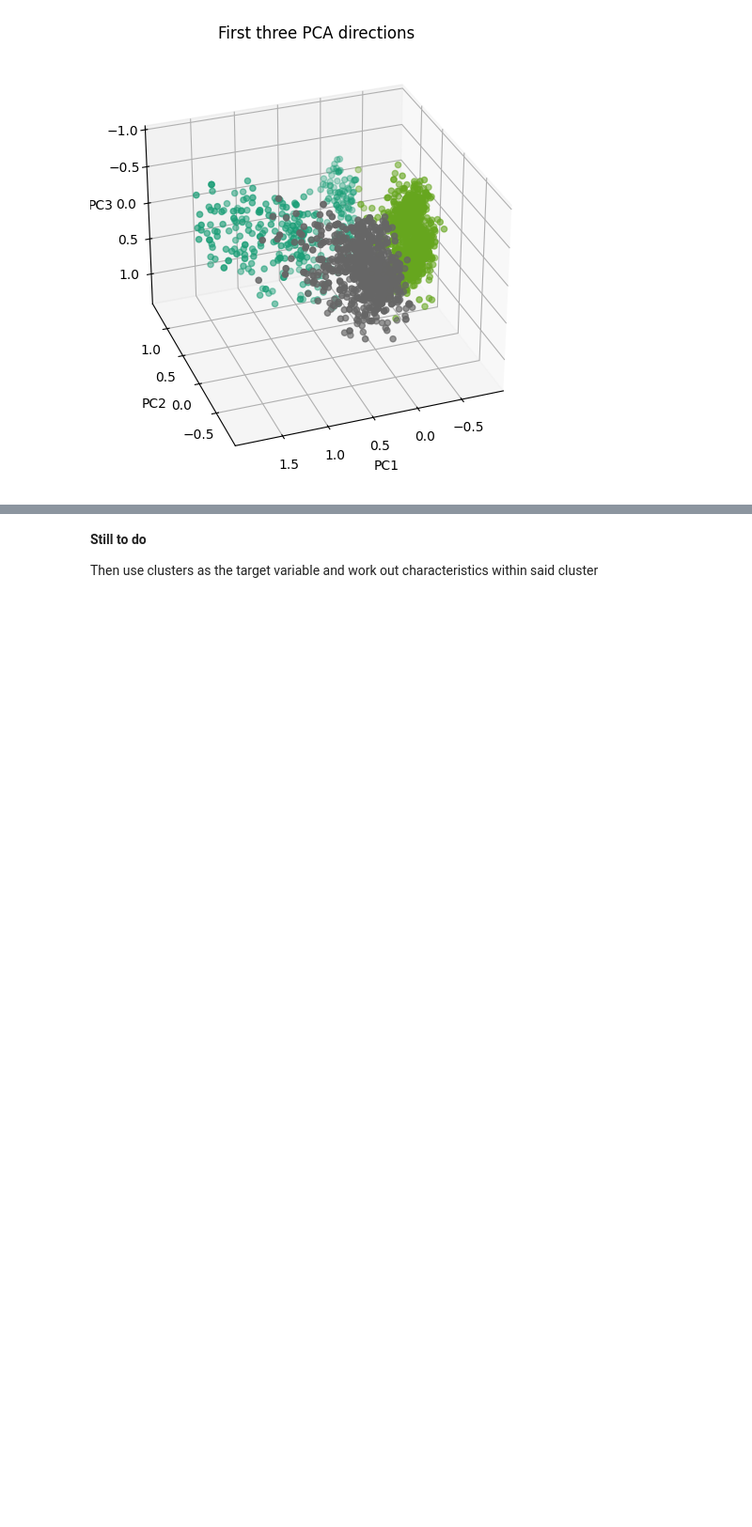
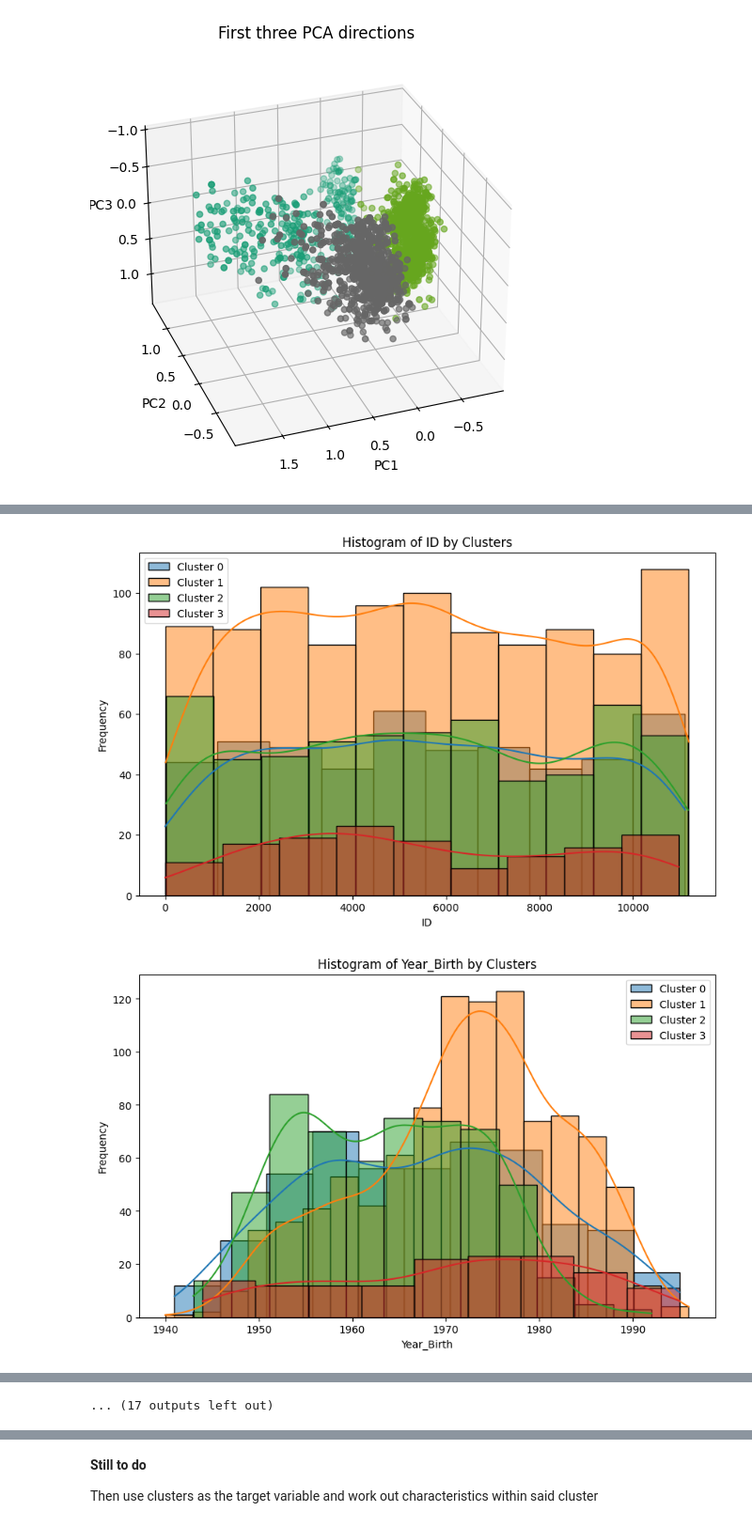
Before and after one commit to Swalke20/DLS_Project, a Jupyter notebook: 4. Customer Segmentation Project/Customer_segmentation_project.ipynb, the cells around one changed output, grey strips where cells are left out. Shown at 94% size. Cells and saved outputs as stored; diff of their text form; code cells hidden in the pictures; blank space fills up the shorter version.

```diff
--- a/4. Customer Segmentation Project/Customer_segmentation_project.ipynb
+++ b/4. Customer Segmentation Project/Customer_segmentation_project.ipynb
@@ -739,0 +821,20 @@ Text(0.5, 0, 'PC3')
+# %%
+# Define the list of features
+features = df.columns.tolist()
+# Remove the 'Clusters' column from the list of features
+features.remove('Clusters')
+
+# Loop through each feature
+for feature in features:
+    plt.figure(figsize=(10, 6))
+    # Plot histograms for each cluster
+    for cluster in df['Clusters'].unique():
+        sns.histplot(df[df['Clusters'] == cluster][feature], kde=True, label=f'Cluster {cluster}')
+    plt.title(f'Histogram of {feature} by Clusters')
+    plt.xlabel(feature)
+    plt.ylabel('Frequency')
+    plt.legend()
+    plt.show()
+# %% [output]
+[figure, added]
+[figure, added]
@@ -739,0 +851 @@ Text(0.5, 0, 'PC3')
+... (17 outputs left out)
```
Also changed, not shown: parts of 22 cells of this notebook.
